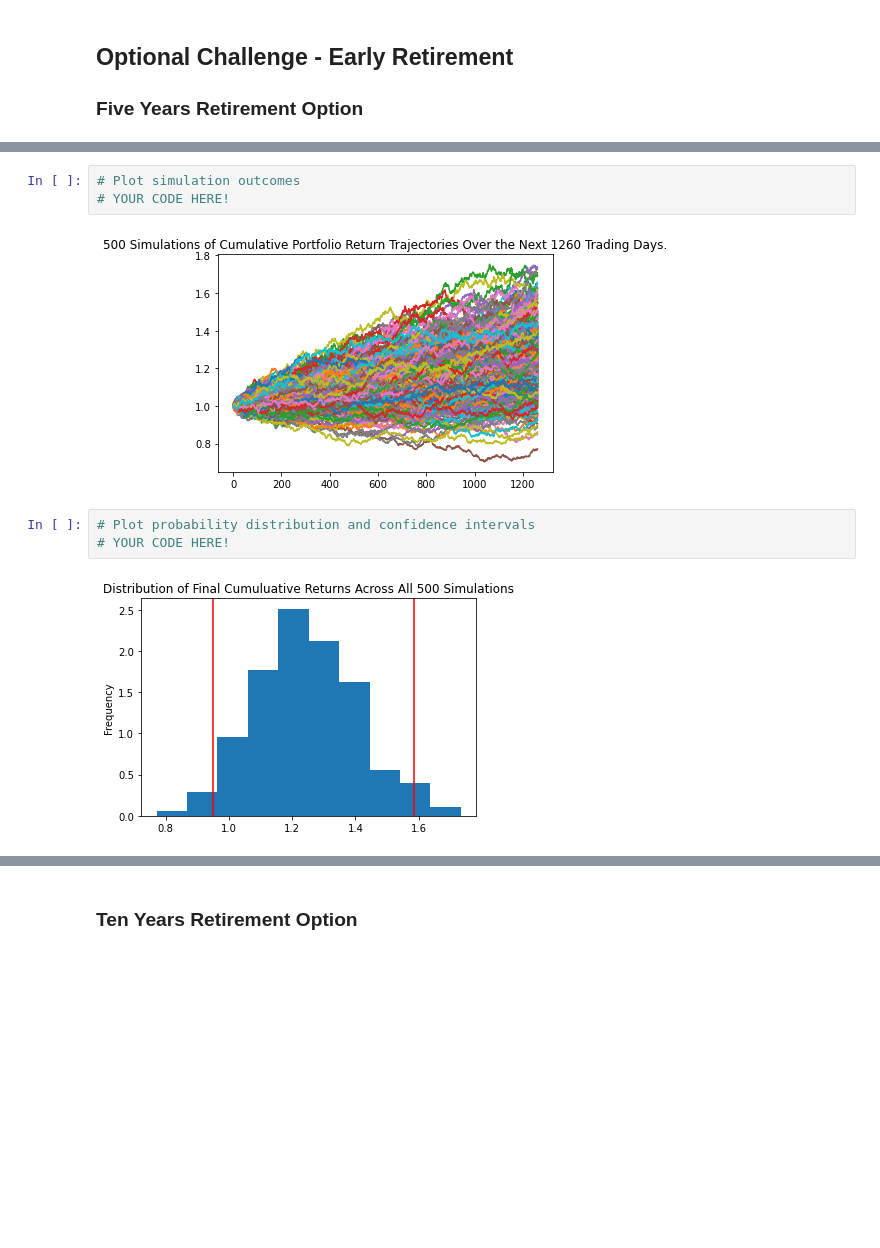
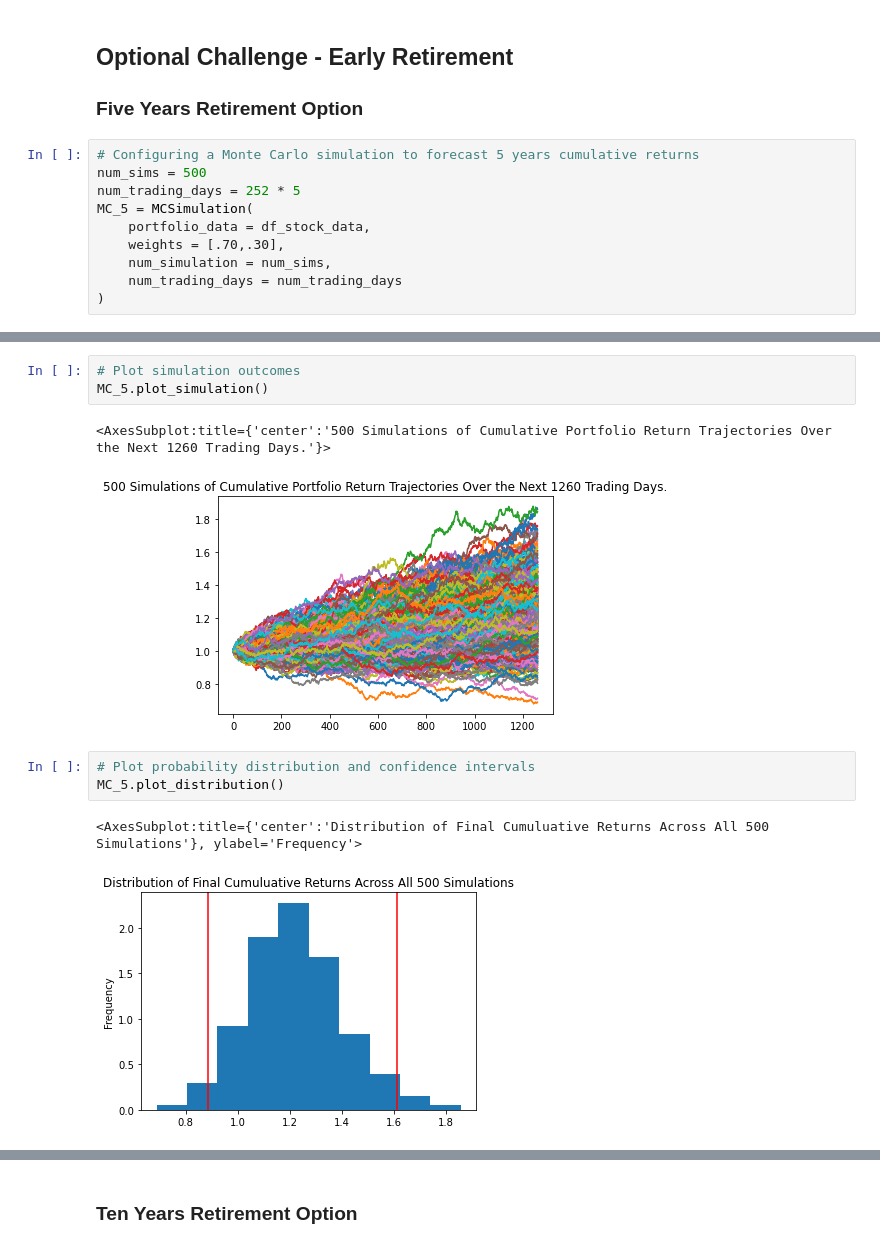
Before and after one commit to AkanSri/Rutgers-FinTech, a Jupyter notebook: 02-Homework/05-APIs/Starter_Code/financial-planner.ipynb, the cells around one changed output, grey strips where cells are left out. Drawn from its saved outputs; the diff is of its cells as text; blank space fills up the shorter version.

```diff
--- a/02-Homework/05-APIs/Starter_Code/financial-planner.ipynb
+++ b/02-Homework/05-APIs/Starter_Code/financial-planner.ipynb
@@ -337,4 +336,14 @@ There is a 95% chance that an initial investment of $30000.0 in the portfolio ov
 
 
 ### Five Years Retirement Option
+# %%
+# Configuring a Monte Carlo simulation to forecast 5 years cumulative returns
+num_sims = 500
+num_trading_days = 252 * 5
+MC_5 = MCSimulation(
+    portfolio_data = df_stock_data,
+    weights = [.70,.30],
+    num_simulation = num_sims,
+    num_trading_days = num_trading_days
+)
 # %%
@@ -377,12 +394,14 @@ Running Monte Carlo simulation number 490.
 # %%
 # Plot simulation outcomes
-# YOUR CODE HERE!
+MC_5.plot_simulation()
 # %% [output]
+<AxesSubplot:title={'center':'500 Simulations of Cumulative Portfolio Return Trajectories Over the Next 1260 Trading Days.'}>
-[figure, old version]
+[figure, new version]
 # %%
 # Plot probability distribution and confidence intervals
-# YOUR CODE HERE!
+MC_5.plot_distribution()
 # %% [output]
+<AxesSubplot:title={'center':'Distribution of Final Cumuluative Returns Across All 500 Simulations'}, ylabel='Frequency'>
-[figure, old version]
+[figure, new version]
 # %%
 # Fetch summary statistics from the Monte Carlo simulation results
```
Also changed, not shown: parts of 22 cells of this notebook.
